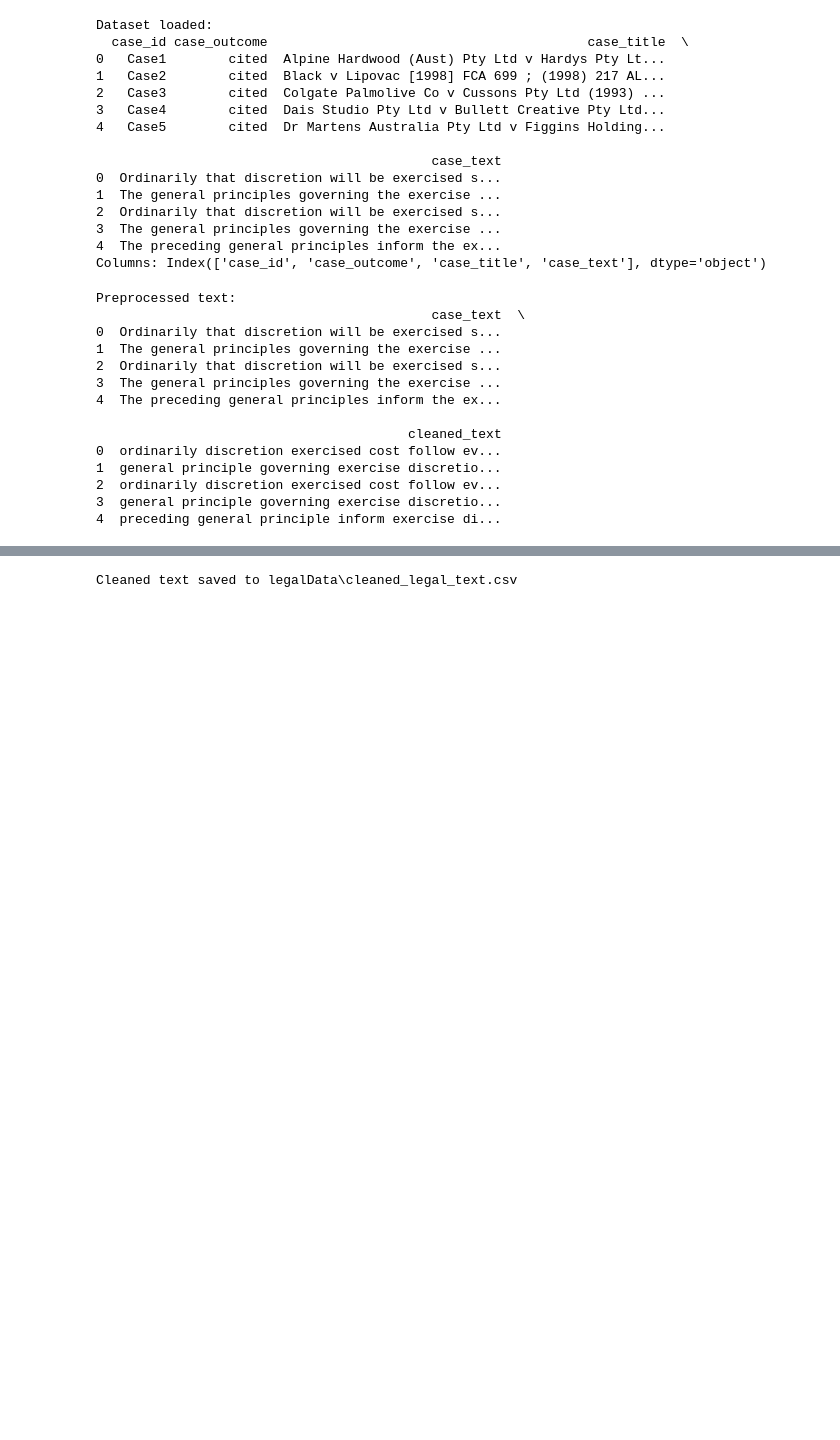
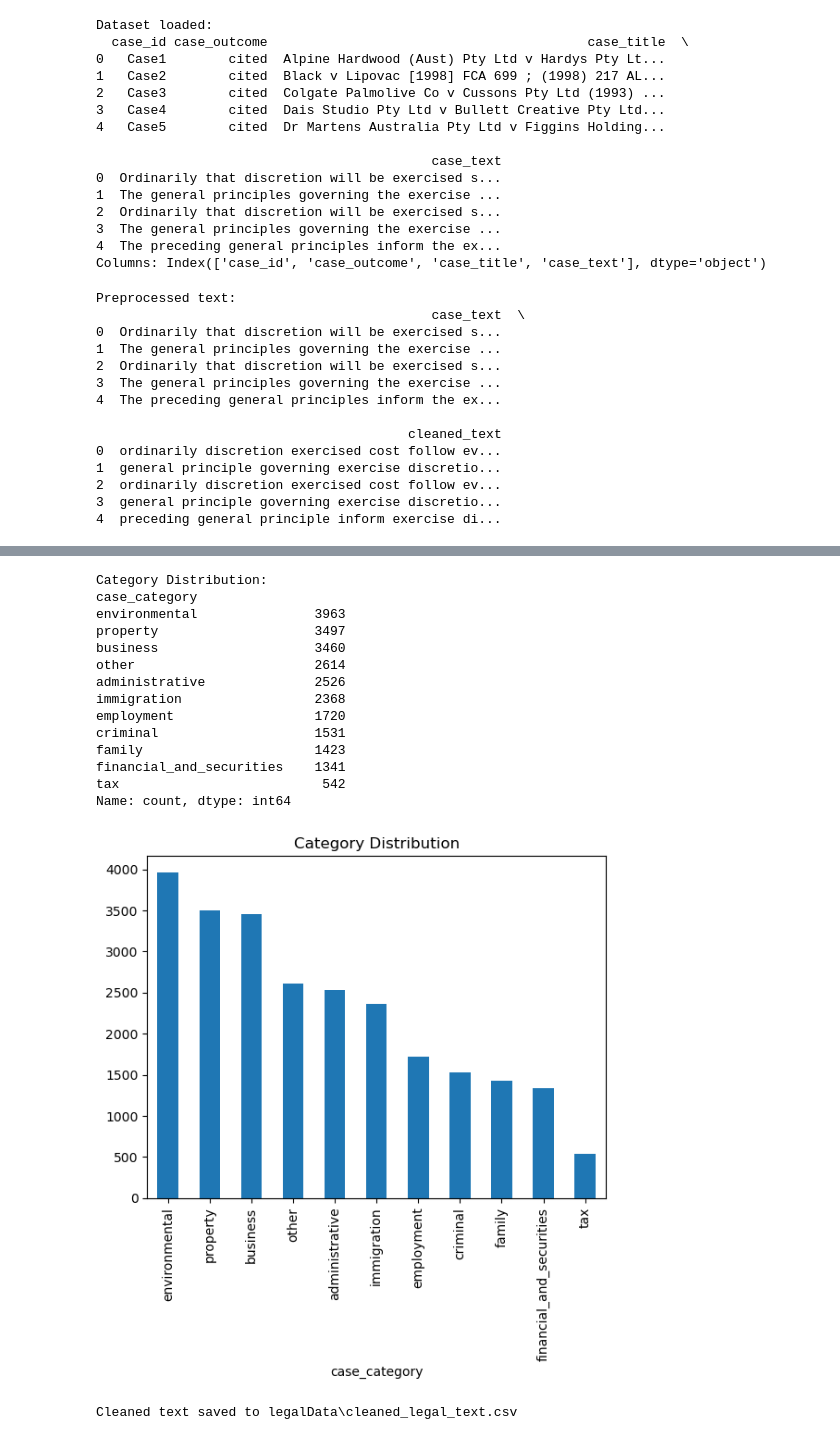
Before and after one commit to YoshiAligina/LegalTextClassification, a Jupyter notebook: FInalProj/main.ipynb, the cells around one changed output, grey strips where cells are left out. Cells and saved outputs as stored; diff of their text form; code cells hidden in the pictures; blank space fills up the shorter version.

```diff
--- a/FInalProj/main.ipynb
+++ b/FInalProj/main.ipynb
@@ -116,3 +225,21 @@ Assigned categories:
+# %%
+evaluate_category_distribution(df)
+# %% [output]
+Category Distribution:
+case_category
+environmental               3963
+property                    3497
+business                    3460
+other                       2614
+administrative              2526
+immigration                 2368
+employment                  1720
+criminal                    1531
+family                      1423
+financial_and_securities    1341
+tax                          542
+Name: count, dtype: int64
+[figure, added]
 # %%
 output_dir = 'legalData'
 os.makedirs(output_dir, exist_ok=True)
```
Also changed, not shown: parts of 10 cells of this notebook.
